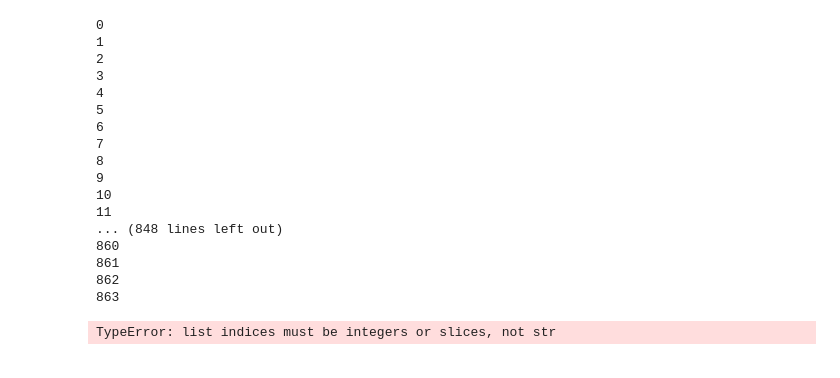
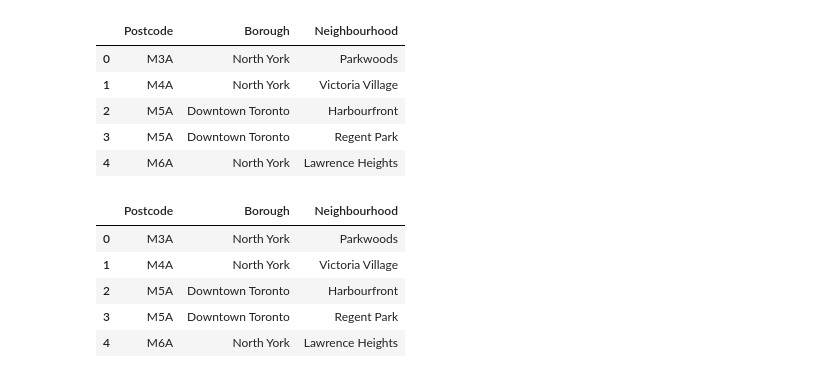
Before and after one commit to chatterjeeshekhar/Coursera_Capstone, a Jupyter notebook: AsgnW3.ipynb, the cells around one changed output. Drawn from its saved outputs; the diff is of its cells as text; code cells hidden in the pictures.

```diff
--- a/AsgnW3.ipynb
+++ b/AsgnW3.ipynb
@@ -19,28 +43,22 @@ def stripCodes(str1):
-# %%
-l = len(codes)
-Final = []
-for i in range(int(l+1/3)):
-    print (i)
-# %% [output]
-0
-1
-2
-3
-4
-5
-6
-7
-8
-9
-10
-11
-... (848 lines left out)
-860
-861
-862
-863
-# %%
-for i in range(0, l+1, 3):
-    Final["PostalCodes"].append(stripCodes(str(codes[i])))
-# %% [output]
-TypeError: list indices must be integers or slices, not str
+# %%
+toronto_df = toronto_df[toronto_df.Borough != 'Not assigned'] #drop 'Not assigned' borough rows
+# %%
+toronto_df.reset_index(drop=True, inplace=True) #reset the index after dropping
+toronto_df.head()
+# %% [output]
+|  | Postcode | Borough | Neighbourhood |
+| 0 | M3A | North York | Parkwoods |
+| 1 | M4A | North York | Victoria Village |
+| 2 | M5A | Downtown Toronto | Harbourfront |
+| 3 | M5A | Downtown Toronto | Regent Park |
+| 4 | M6A | North York | Lawrence Heights |
+# %%
+toronto_df.replace('Not assigned', "Queen's Park", inplace=True)
+toronto_df.head()
+# %% [output]
+|  | Postcode | Borough | Neighbourhood |
+| 0 | M3A | North York | Parkwoods |
+| 1 | M4A | North York | Victoria Village |
+| 2 | M5A | Downtown Toronto | Harbourfront |
+| 3 | M5A | Downtown Toronto | Regent Park |
+| 4 | M6A | North York | Lawrence Heights |
```
Also changed, not shown: parts of 33 cells of this notebook.
